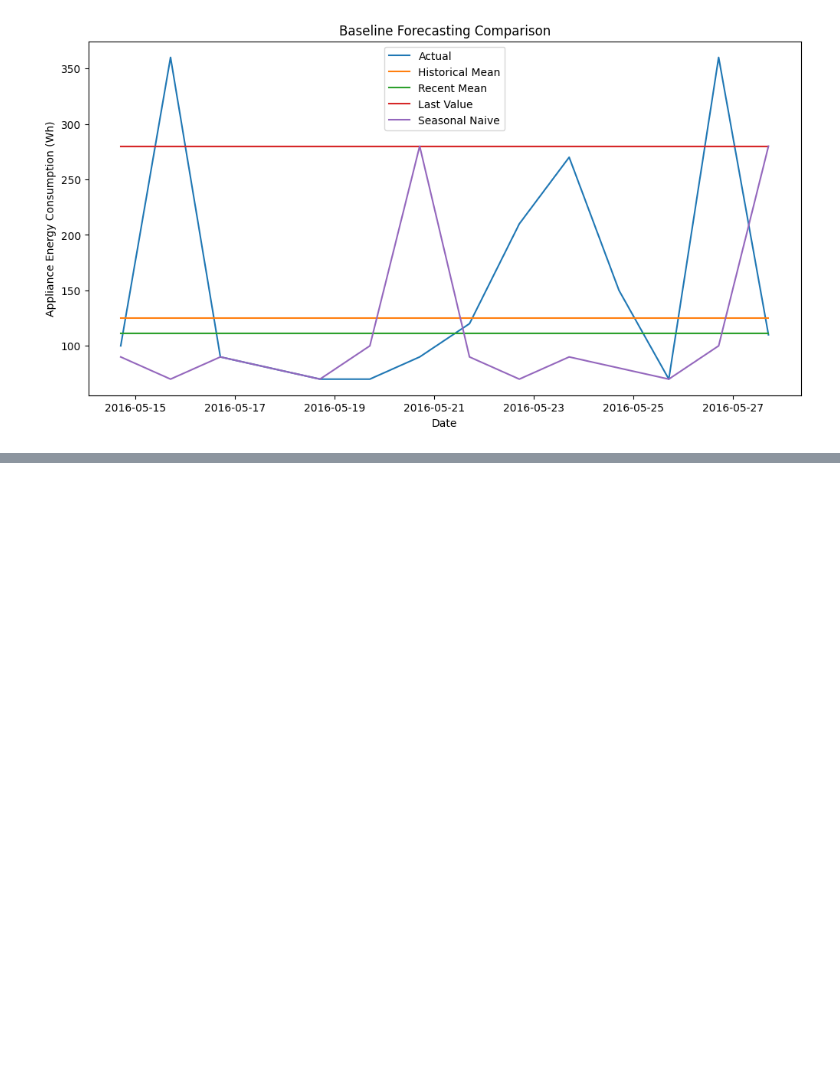
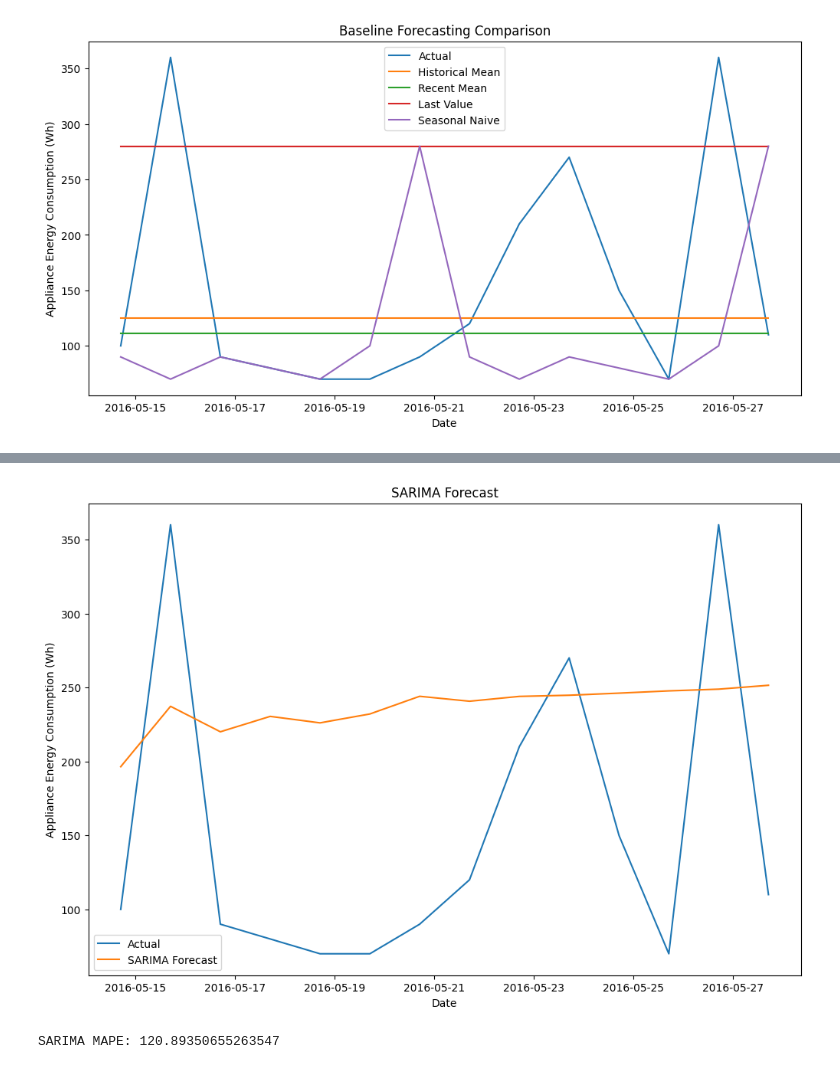
Before and after one commit to pericles-1995/CA1-2026193, a Jupyter notebook: CA2 ML.ipynb, the cells around one changed output, grey strips where cells are left out. Drawn from its saved outputs; the diff is of its cells as text; code cells hidden in the pictures; blank space fills up the shorter version.

```diff
--- a/CA2 ML.ipynb
+++ b/CA2 ML.ipynb
@@ -758,0 +879,10 @@ plt.show()
+# %%
+sarima_model = SARIMAX(
+    train,
+    order=(best_model[0], best_model[1], best_model[2]),
+    seasonal_order=(1, 0, 0, 7)
+)
+
+sarima_result = sarima_model.fit(disp=False)
+
+print(sarima_result.summary())
@@ -758,0 +907,6 @@ plt.show()
+# %%
+sarima_forecast = sarima_result.forecast(
+    steps=len(test)
+)
+
+print(sarima_forecast)
@@ -758,0 +929,27 @@ plt.show()
+# %%
+plt.figure(figsize=(12, 8))
+
+plt.plot(test.index, test, label='Actual')
+
+plt.plot(test.index, sarima_forecast, label='SARIMA Forecast')
+
+plt.title('SARIMA Forecast')
+
+plt.xlabel('Date')
+
+plt.ylabel('Appliance Energy Consumption (Wh)')
+
+plt.legend()
+
+plt.show()
+# %% [output]
+[figure, added]
+# %%
+mape_sarima = mape(
+    test.values,
+    sarima_forecast.values
+)
+
+print("SARIMA MAPE:", mape_sarima)
+# %% [output]
+SARIMA MAPE: 120.89350655263547
```
Also changed, not shown: parts of 17 cells of this notebook.
